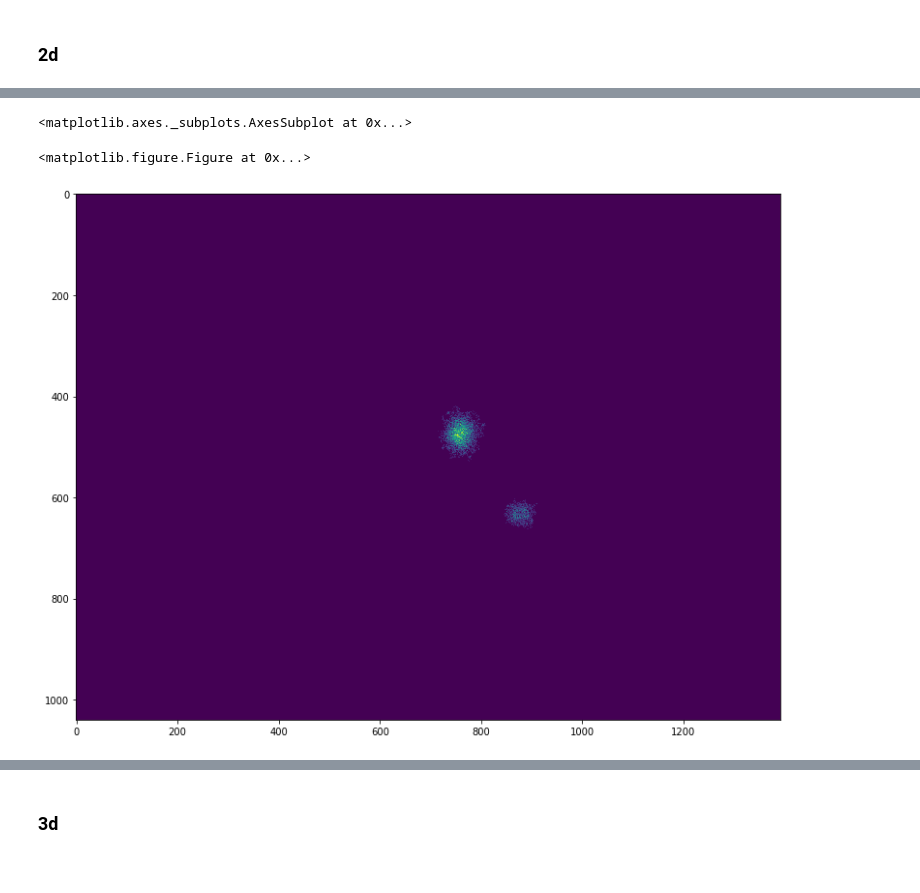
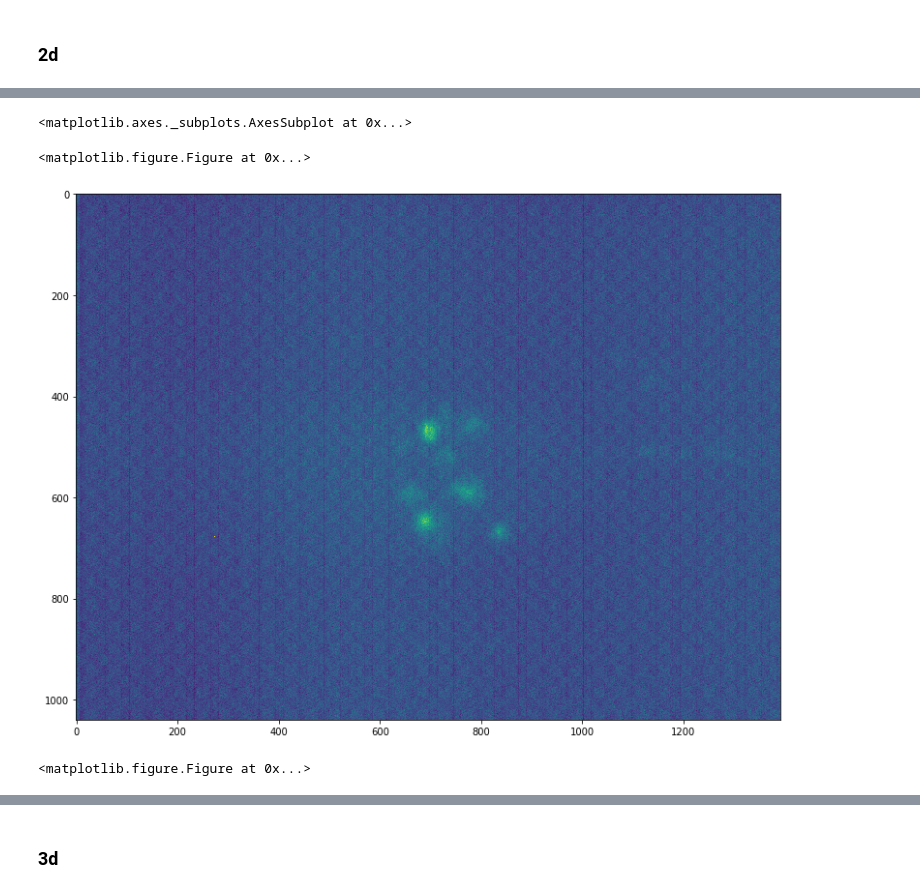
Before and after one commit to GiovanniSena/LSFM-CYCB_analysis, a Jupyter notebook: sample.ipynb, the cells around one changed output, grey strips where cells are left out. Drawn from its saved outputs; the diff is of its cells as text; code cells hidden in the pictures.

Commit message:
updated parameters, simpler blob detect and a acceleration based threshold cut point

```diff
--- a/sample.ipynb
+++ b/sample.ipynb
@@ -39,8 +39,9 @@ lightroot.io.overlay_blobs(stack,blob_centroids,out)
 # %% [markdown]
 ### 2d
 # %%
-stack = lightroot.io.get_stack(199)
-#lightroot.io.plotimg(stack)
-stack = lightroot.blobs.low_pass_2d_proj_root_segmentation(stack, find_threshold_val=0.05)
+stack = lightroot.io.get_stack(115)
 lightroot.io.plotimg(stack)
+#im = stack.copy()
+stack = lightroot.blobs.low_pass_2d_proj_root_segmentation(stack, find_threshold_val=0.2)
+lightroot.io.plotimg(stack)
 # %% [output]
@@ -56,3 +58,4 @@ lightroot.io.plotimg(stack)
 <matplotlib.axes._subplots.AxesSubplot at 0x...>
 <matplotlib.figure.Figure at 0x...>
-[figure, old version]
+[figure, new version]
+<matplotlib.figure.Figure at 0x...>
```
Also changed, not shown: parts of 3 cells of this notebook, 1 other file.
